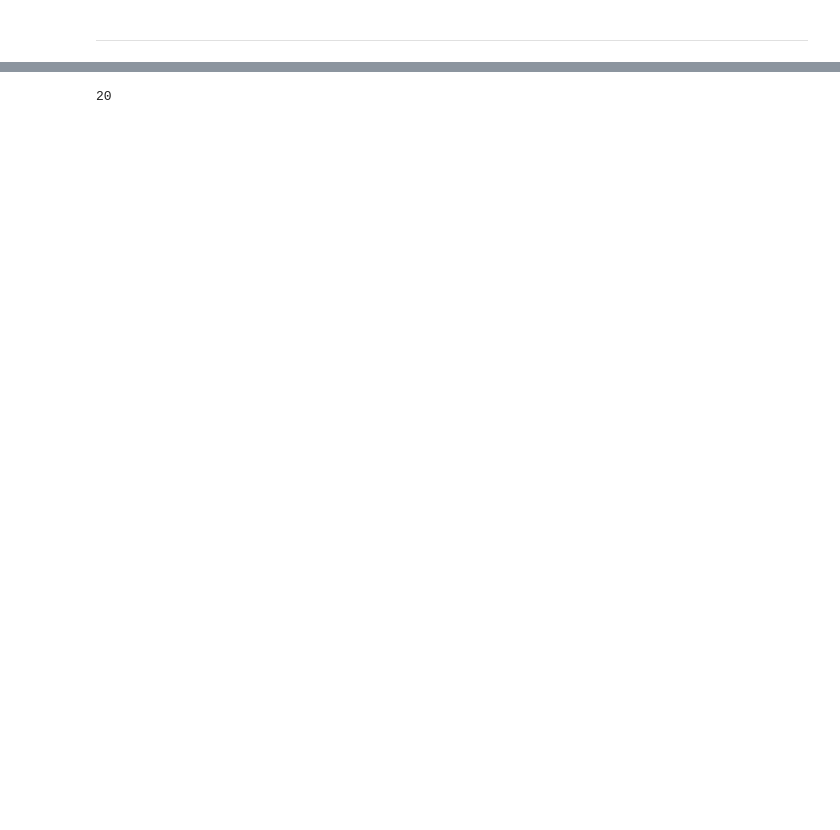
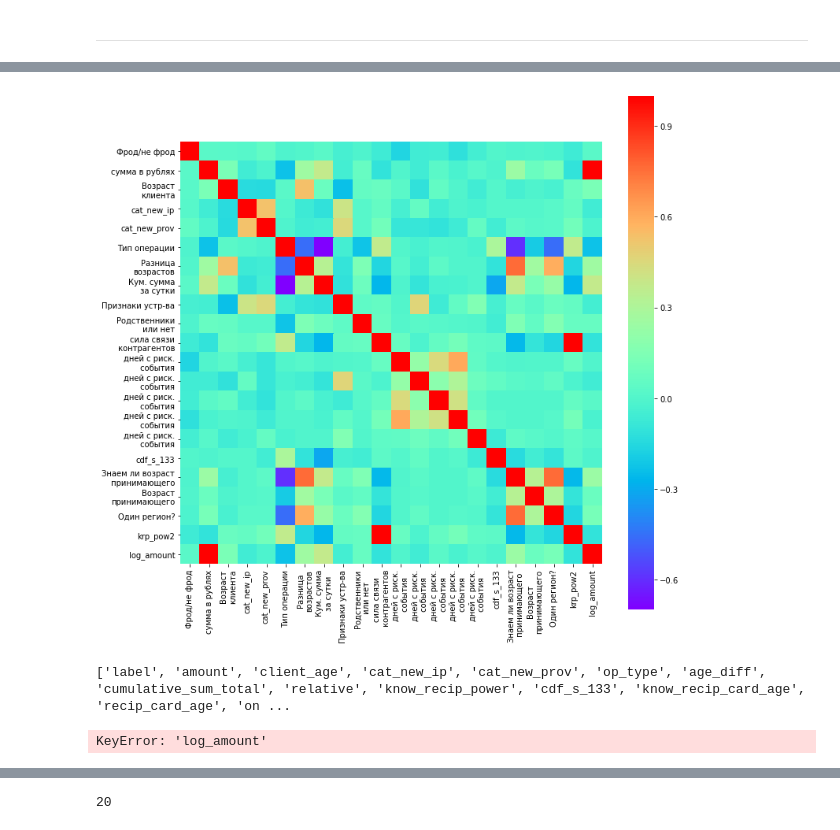
Before and after one commit to orlov-alexander/hse_nis, a Jupyter notebook: notebooks/exploration/andrey_data_visualization.ipynb, the cells around one changed output, grey strips where cells are left out. Cells and saved outputs as stored; diff of their text form; code cells hidden in the pictures; blank space fills up the shorter version.

```diff
--- a/notebooks/exploration/andrey_data_visualization.ipynb
+++ b/notebooks/exploration/andrey_data_visualization.ipynb
@@ -69,8 +171,15 @@ feature_descr = {'cdf_s_178_hashed':'реквизит получателя',
                  'user_id':'уникальный идентификатор клиента',
                  'event_time':'дата и время события'
                 }
-risk_events = {key:'дней с рискового события' for key in ['cdf_s_127', 'cdf_s_135', 'cdf_s_130', 'cdf_s_129', 'cdf_s_134', 'cdf_s_128', 'cdf_s_138', 'cdf_s_126']}
+risk_events = {key:'дней с риск.\n события' for key in ['cdf_s_127', 'cdf_s_135', 'cdf_s_130', 'cdf_s_129', 'cdf_s_134', 'cdf_s_128', 'cdf_s_138', 'cdf_s_126']}
 feature_descr.update(risk_events)
+new_feat = {'label':'Фрод/не фрод', 'amount':'сумма в рублях', 'client_age':'Возраст\nклиента',
+ 'op_type':'Тип операции', 'age_diff':'Разница\nвозрастов', 'cumulative_sum_total':'Кум. сумма\nза сутки',
+ 'relative':'Родственники\n или нет', 'know_recip_power':'сила связи\n контрагентов',
+  'know_recip_card_age':'Знаем ли возраст\n принимающего', 'recip_card_age':'Возраст\nпринимающего',
+ 'one_region':'Один регион?'}
+unknown = {'krp_pow2':'', 'log_amount':'', 'cat_new_ip':'', 'cat_new_prov':'', 'cdf_s_133':'',}
+feature_descr.update(new_feat)
 # %%
 def get_data(chunk_name):
     #del feat_test
@@ -161,0 +244,11 @@ def load_test(fname):
+# %%
+data_train = pd.read_csv('/nis/hse_nis/data/coms_sep/train_no_cnts.csv')
+cat_feats = ['cat_new_ip', 'cat_new_prov', 'op_type', 'relative', 'cdf_s_127', 'cdf_s_135',
+             'cdf_s_130', 'cdf_s_129', 'cdf_s_134', 'cdf_s_133', 'know_recip_card_age', 'one_region']
+num_feats = ['amount', 'client_age', 'age_diff', 'cumulative_sum_total', 'cumulative_sum_total', 'data_i_120',
+             'know_recip_power', 'data_i_120', 'recip_card_age', 'krp_pow2', 'log_amount']
+cols = cat_feats + num_feats + ['label']
+
+target = data_train['label']
+data_train.drop(set(data_train.columns.values) - set(cols), axis=1, inplace=True)
+#data_train.drop(['label'], axis=1, inplace=True)
@@ -165,0 +319,14 @@ with multiprocessing.Pool(processes=5) as pool:
+# %%
+corr = data_train.corr(method='spearman')
+# %%
+labels = [feature_descr.get(c, c) for c in data_train.columns.values]
+plt.figure(figsize=(12, 12))
+_ = sns.heatmap(corr, square=True, yticklabels=labels, xticklabels=labels, cmap='rainbow')
+#plt.gca().set_xticklabels(labels, rotation=45)
+# %% [output]
+[figure, added]
+# %%
+labels = [c for c in data_train.columns.values if not feature_descr.get(c, False)]
+print(labels)
+# %% [output]
+['label', 'amount', 'client_age', 'cat_new_ip', 'cat_new_prov', 'op_type', 'age_diff', 'cumulative_sum_total', 'relative', 'know_recip_power', 'cdf_s_133', 'know_recip_card_age', 'recip_card_age', 'on ...
@@ -165,0 +335,4 @@ with multiprocessing.Pool(processes=5) as pool:
+# %%
+feature_descr['log_amount']
+# %% [output]
+KeyError: 'log_amount'
```
Also changed, not shown: parts of 231 cells of this notebook, 13 other files.
